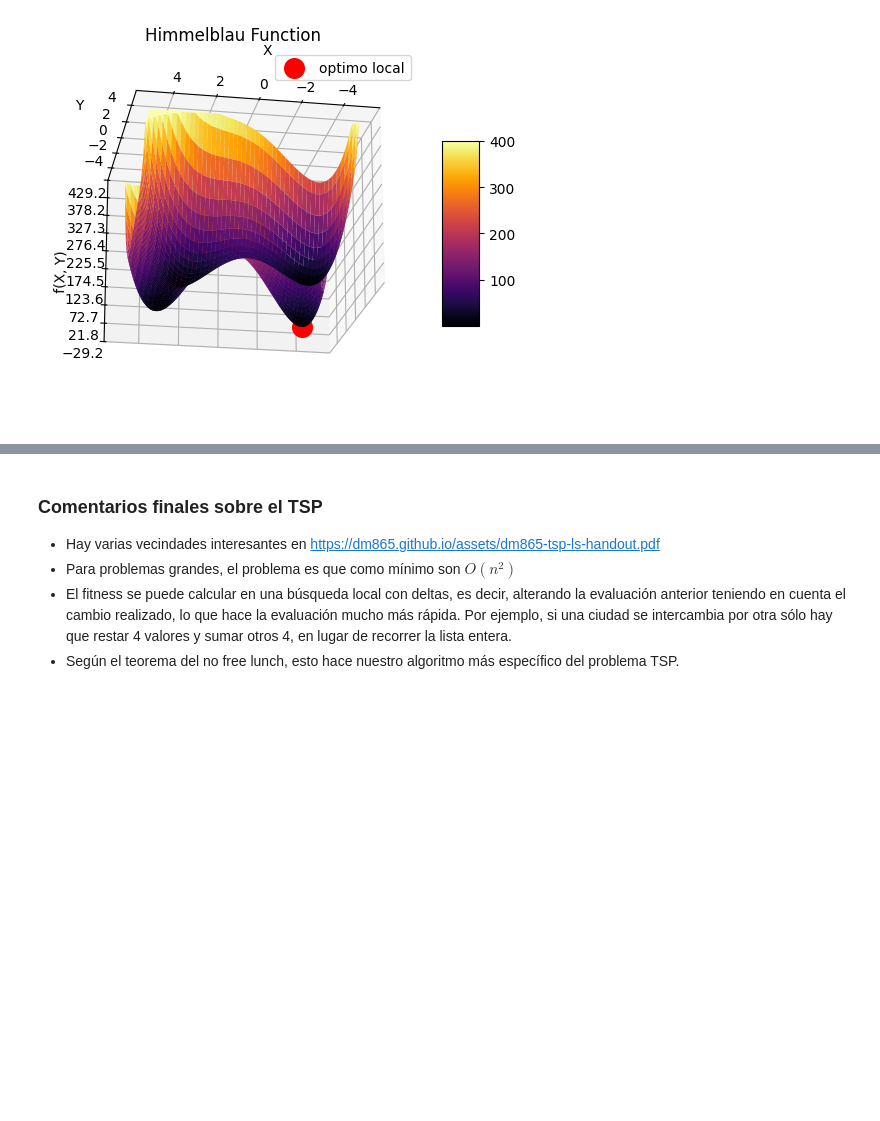
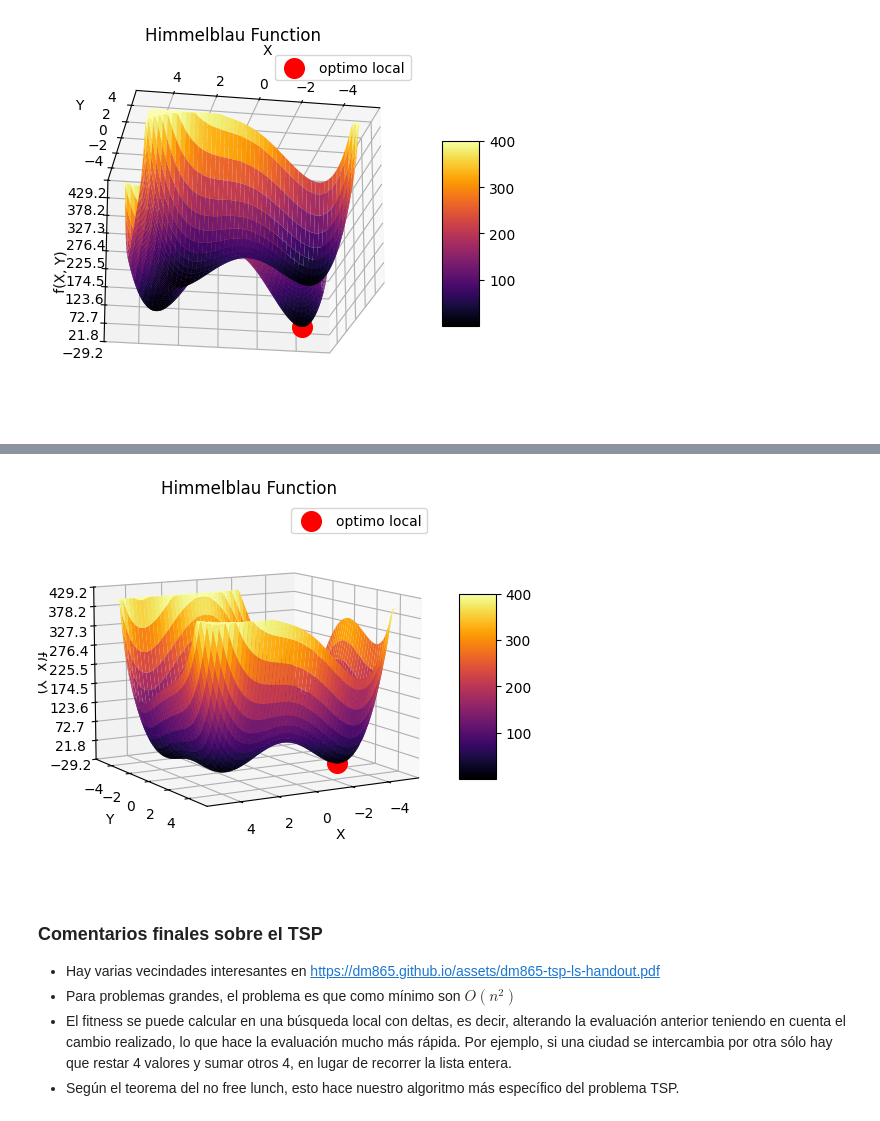
Before and after one commit to Chepados/practica1-sistemas-inteligentes, a Jupyter notebook: AG_alumno.ipynb, the cells around one changed output, grey strips where cells are left out. Saved outputs shown, nothing was run; the diff lists cells and outputs as text; code cells hidden in the pictures; blank space fills up the shorter version.

```diff
--- a/AG_alumno.ipynb
+++ b/AG_alumno.ipynb
@@ -645,0 +785,17 @@ plt.show()
+# %%
+#vamos a probar ahora aumentado la dimension
+
+bounds = [(-10, 10), (-10, 10), (-10, 10)]
+ag_himm = AG_num_reales(
+    bounds=bounds,
+    fitness_func=lambda ind: 1 / (himmelblau(ind[:2]) + 1), # la función de fitness solo depende de las dos primeras coordenadas
+    L=3,
+    pcross=0.8,
+    pmut=0.1,
+    T=3)
+
+pop = ag_himm.create(N=100)
+best = ag_himm.evolve(pop, trace=100, ngen=3000)
+
+best_ind_unic = best[0]
+print("minimo:", best_ind_unic)
@@ -646,3 +820,27 @@ plt.show()
+# %%
+fig, ax = plt.subplots(subplot_kw={"projection": "3d"})
+X = np.linspace(-5, 5, 100)
+Y = np.linspace(-5, 5, 100)
+X, Y = np.meshgrid(X, Y)
+Z = himmelblau([X, Y])
+#mover el rango de colores para ver mejor el punto óptimo
+Z = np.clip(Z, 0, 400)
+surf = ax.plot_surface(X, Y, Z, cmap='inferno', edgecolor='none')
+ax.set_xlabel('X')
+ax.set_ylabel('Y')
+
+ax.set_zlabel('f(X, Y)')
+ax.set_title('Himmelblau Function')
+ax.zaxis.set_major_locator(LinearLocator(10))
+# cambiar persprectiva para ver mejor el punto óptimo
+ax.view_init(elev=10, azim=60)
+fig.colorbar(surf, shrink=0.5, aspect=5)
+#plot our solution
+ax.scatter(best_ind_unic[0], best_ind_unic[1], himmelblau(best_ind_unic[:2]), color='r', s=200, label='optimo local')
+ax.legend()
+plt.show()
+# %% [output]
+[figure, added]
 # %% [markdown]
 ### Comentarios finales sobre el TSP
 
```
Also changed, not shown: parts of 14 cells of this notebook.
